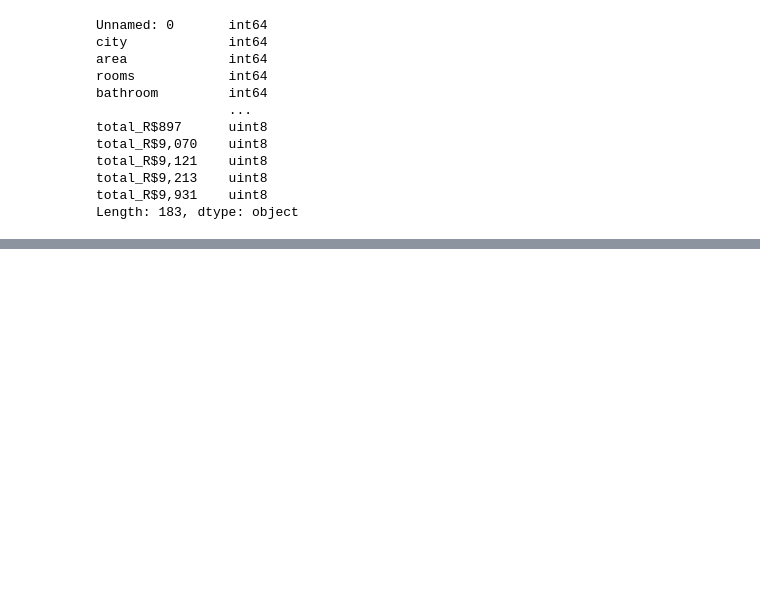
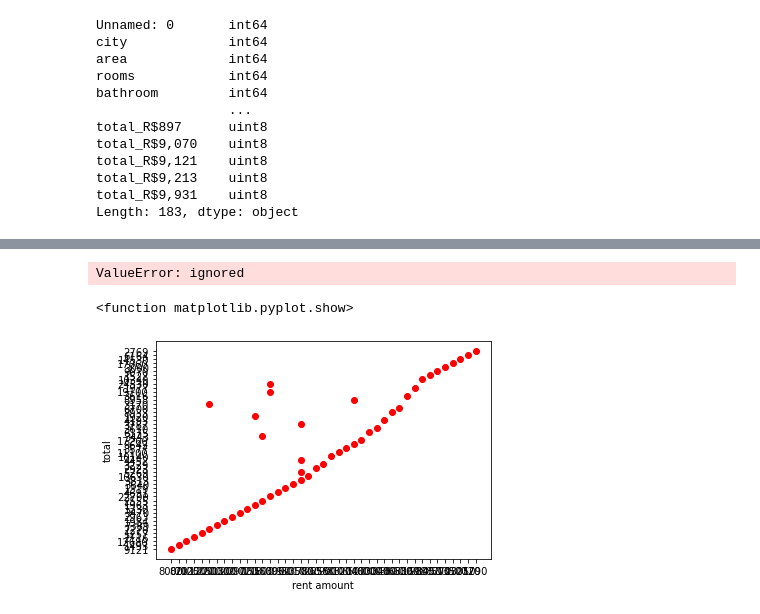
Before and after one commit to Gail529/Machine-Learning-, a Jupyter notebook: Untitled6.ipynb, the cells around one changed output, grey strips where cells are left out. Cells and saved outputs as stored; diff of their text form; code cells hidden in the pictures; blank space fills up the shorter version.

```diff
--- a/Untitled6.ipynb
+++ b/Untitled6.ipynb
@@ -50,0 +179,18 @@ plt.hist(data[''])
+# %%
+from sklearn .preprocessing  import  StandardScaler
+scaler=StandardScaler()
+scaler.fit(data)
+# %% [output]
+ValueError: ignored
+# %%
+col1=data2['rent amount']
+# %%
+col2=data2['total']
+# %%
+plt.scatter(col1,col2,c='r')
+plt.xlabel('rent amount')
+plt.ylabel('total')
+plt.show
+# %% [output]
+<function matplotlib.pyplot.show>
+[figure, added]
```
Also changed, not shown: parts of 23 cells of this notebook.
